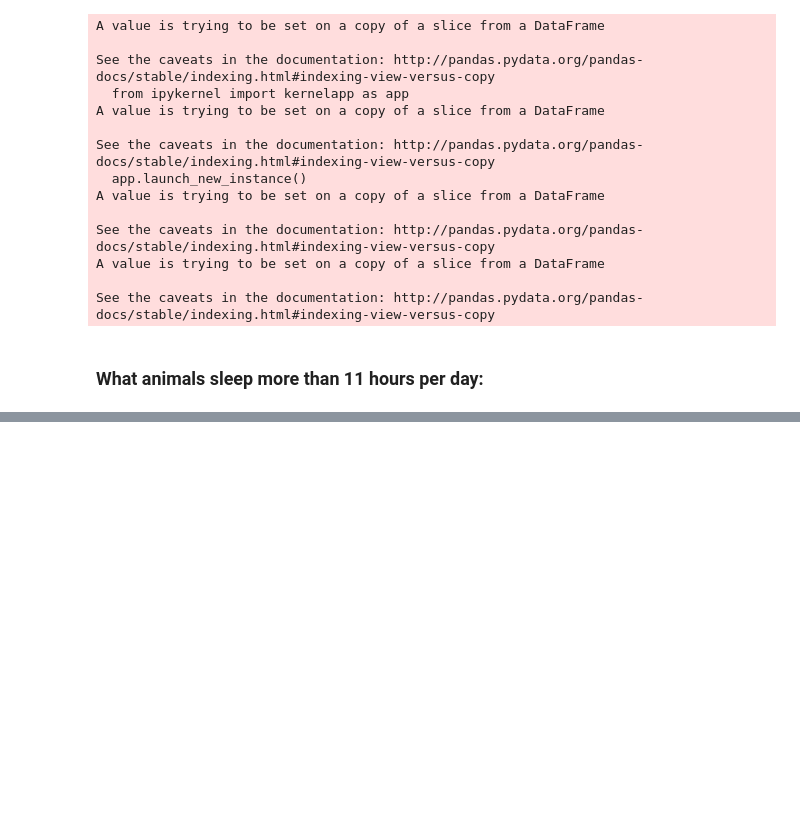
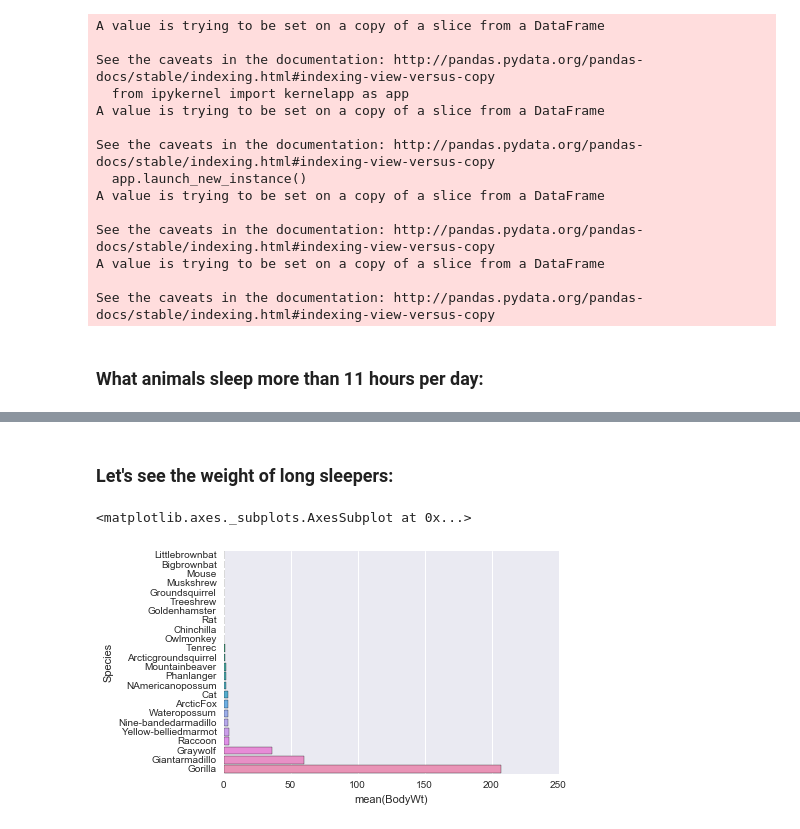
Before and after one commit to kiote/sleep, a Jupyter notebook: mammal_sleep.ipynb, the cells around one changed output, grey strips where cells are left out. Drawn from its saved outputs; the diff is of its cells as text; code cells hidden in the pictures; blank space fills up the shorter version.

```diff
--- a/mammal_sleep.ipynb
+++ b/mammal_sleep.ipynb
@@ -128,0 +131,8 @@ sns.barplot(x=short_sleepers.TotalSleep, y=short_sleepers.Species)
+# %% [markdown]
+### Let's see the weight of long sleepers:
+# %%
+long_sleepers = long_sleepers.sort_values(by='BodyWt')
+sns.barplot(x=long_sleepers.BodyWt, y=long_sleepers.Species)
+# %% [output]
+<matplotlib.axes._subplots.AxesSubplot at 0x...>
+[figure, added]
```
Also changed, not shown: parts of 17 cells of this notebook.
